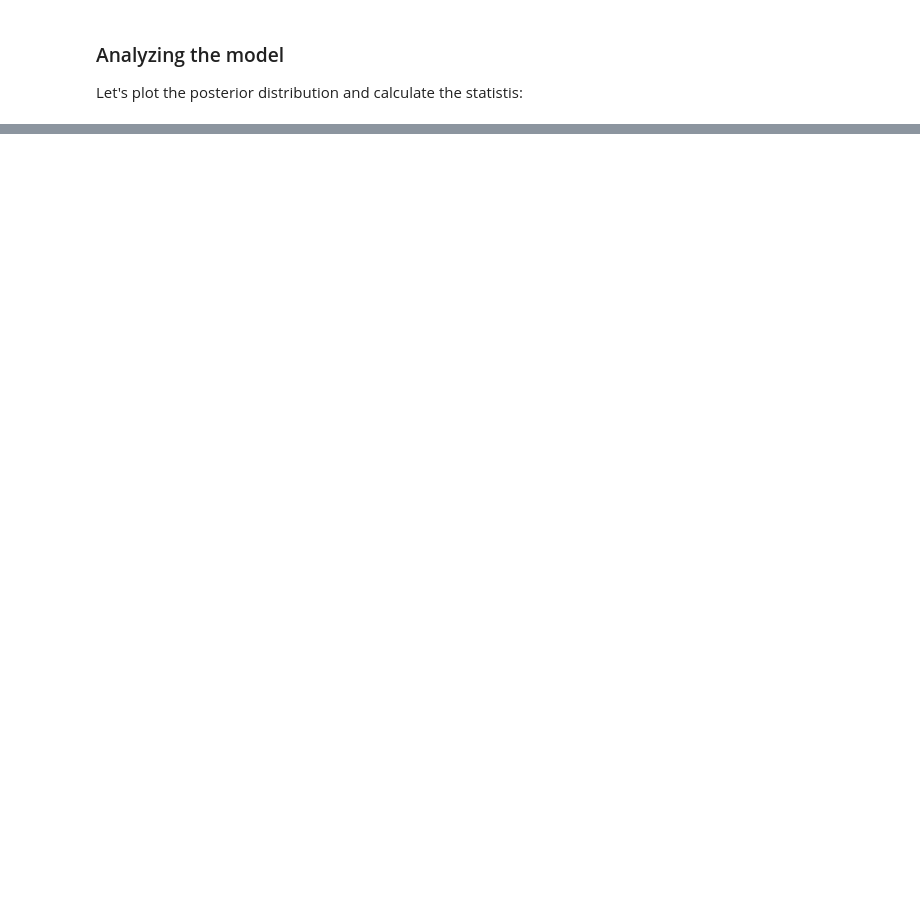
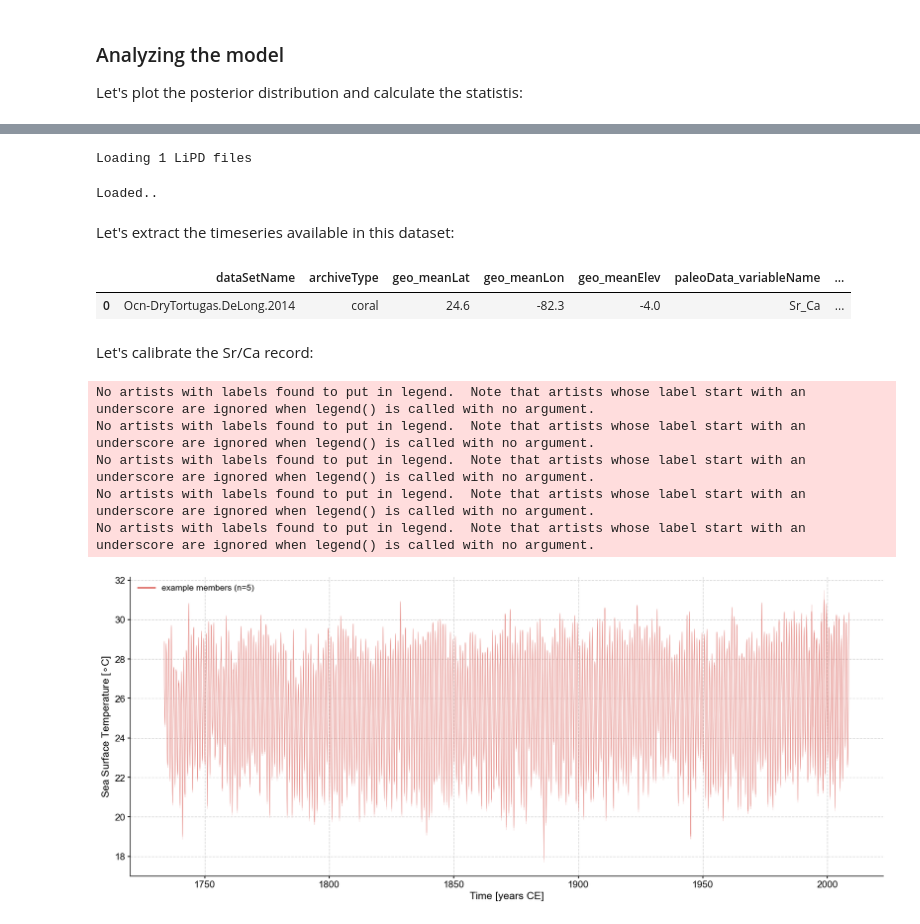
Before and after one commit to khider/dry-tortugas-calibration-fun, a Jupyter notebook: paleobook/BayesianCalibration.ipynb, the cells around one changed output, grey strips where cells are left out. Cells and saved outputs as stored; diff of their text form; code cells hidden in the pictures; blank space fills up the shorter version.

```diff
--- a/paleobook/BayesianCalibration.ipynb
+++ b/paleobook/BayesianCalibration.ipynb
@@ -193,0 +293,36 @@ Intercept Standard Deviation: 0.028
+# %%
+D = LiPD()
+
+data_path = './data/Ocn-DryTortugas.DeLong.2014.lpd'
+D.load(data_path)
+# %% [output]
+Loading 1 LiPD files
+Loaded..
+# %% [markdown]
+Let's extract the timeseries available in this dataset:
+# %%
+df = D.get_timeseries_essentials(D.get_all_dataset_names()[0])
+df.head()
+# %% [output]
+|  | dataSetName | archiveType | geo_meanLat | geo_meanLon | geo_meanElev | paleoData_variableName | ... |
+| 0 | Ocn-DryTortugas.DeLong.2014 | coral | 24.6 | -82.3 | -4.0 | Sr_Ca | ... |
+# %% [markdown]
+Let's calibrate the Sr/Ca record:
+# %%
+sst = (xr.DataArray(df['paleoData_values'].iloc[0]) - idata.posterior["Intercept"])/idata.posterior["Slope"]
+
+#create a Pyleoclim EnsembleSeries Object from the first chain
+sst_list = []
+for i in range(3000):
+    ts =pyleo.Series(time=df['time_values'].iloc[0], value = sst[:,0,i].to_numpy(), time_name='Year', time_unit='CE', value_name = 'Sea Surface Temperature', value_unit = '$\circ$C', verbose=False, label = 'Dry Tortugas')
+    ser_list.append(ts)
+
+ens = pyleo.EnsembleSeries(ser_list)
+fig,ax = ens.plot_traces(num_traces=5, figsize=(20,8))
+# %% [output]
+No artists with labels found to put in legend.  Note that artists whose label start with an underscore are ignored when legend() is called with no argument.
+No artists with labels found to put in legend.  Note that artists whose label start with an underscore are ignored when legend() is called with no argument.
+No artists with labels found to put in legend.  Note that artists whose label start with an underscore are ignored when legend() is called with no argument.
+No artists with labels found to put in legend.  Note that artists whose label start with an underscore are ignored when legend() is called with no argument.
+No artists with labels found to put in legend.  Note that artists whose label start with an underscore are ignored when legend() is called with no argument.
+[figure, added]
```
Also changed, not shown: parts of 31 cells of this notebook, 4 other files.
